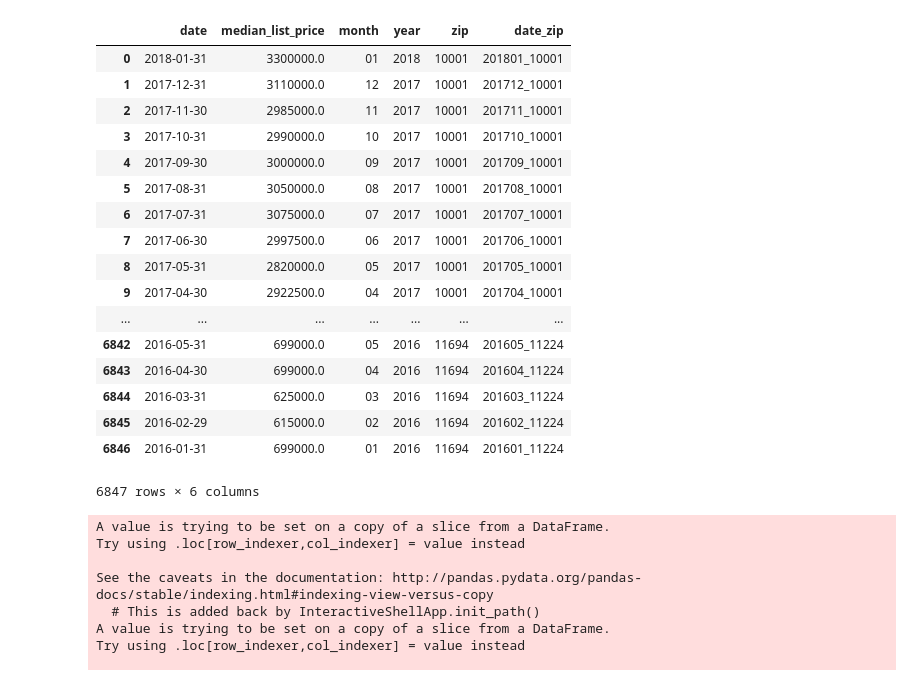
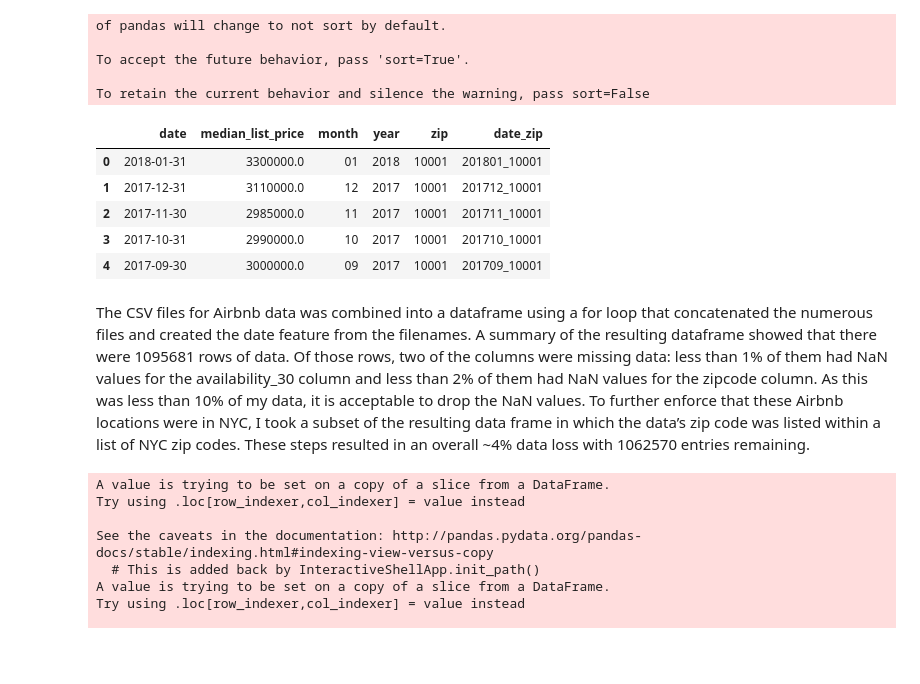
Before and after one commit to csignature/springboard-projects, a Jupyter notebook: Capstone_01/airbnb-capstone-data-wrangling.ipynb, the cells around one changed output. Drawn from its saved outputs; the diff is of its cells as text; code cells hidden in the pictures; blank space fills up the shorter version.

```diff
--- a/Capstone_01/airbnb-capstone-data-wrangling.ipynb
+++ b/Capstone_01/airbnb-capstone-data-wrangling.ipynb
@@ -67,43 +93,36 @@ mlpah_list=[]
 #Create empty master dataframe
 mlp_df=pd.DataFrame(columns=['zip','date','median_list_price'])
 
 #For loop to go through filenames
 for filename in json_mlpah:
     data = pd.read_json(filename)
     df1=pd.DataFrame(data['dataset_data']['data'],columns=['date','median_list_price'])
     mlpah_list.append(data)
     #pull in filename and use split
     file_str = filename.replace('_',' ').replace('.',' ').split()
     df1['zip'] = file_str[1]
     #Create Year/Month columns
     df1['date_split'] = df1['date'].str.split('-')
     df1['year'] = df1['date_split'].str.get(0)
     df1['month'] = df1['date_split'].str.get(1)
     df1 = df1.drop('date_split',1)
     #concat DataFrames
     mlp_df = pd.concat([mlp_df,df1],axis=0,ignore_index=True)
 
 #Create zip_date
 mlp_df['date_zip'] = mlp_df['year'] + mlp_df['month'] + '_' + prr_df['zip']
 
 mlp_df.to_csv('mlp_df.csv')
-mlp_df
+mlp_df.head()
 # %% [output]
+of pandas will change to not sort by default.
+
+To accept the future behavior, pass 'sort=True'.
+
+To retain the current behavior and silence the warning, pass sort=False
 |  | date | median_list_price | month | year | zip | date_zip |
 | 0 | 2018-01-31 | 3300000.0 | 01 | 2018 | 10001 | 201801_10001 |
 | 1 | 2017-12-31 | 3110000.0 | 12 | 2017 | 10001 | 201712_10001 |
 | 2 | 2017-11-30 | 2985000.0 | 11 | 2017 | 10001 | 201711_10001 |
 | 3 | 2017-10-31 | 2990000.0 | 10 | 2017 | 10001 | 201710_10001 |
 | 4 | 2017-09-30 | 3000000.0 | 09 | 2017 | 10001 | 201709_10001 |
-| 5 | 2017-08-31 | 3050000.0 | 08 | 2017 | 10001 | 201708_10001 |
-| 6 | 2017-07-31 | 3075000.0 | 07 | 2017 | 10001 | 201707_10001 |
-| 7 | 2017-06-30 | 2997500.0 | 06 | 2017 | 10001 | 201706_10001 |
-| 8 | 2017-05-31 | 2820000.0 | 05 | 2017 | 10001 | 201705_10001 |
-| 9 | 2017-04-30 | 2922500.0 | 04 | 2017 | 10001 | 201704_10001 |
-| ... | ... | ... | ... | ... | ... | ... |
-| 6842 | 2016-05-31 | 699000.0 | 05 | 2016 | 11694 | 201605_11224 |
-| 6843 | 2016-04-30 | 699000.0 | 04 | 2016 | 11694 | 201604_11224 |
-| 6844 | 2016-03-31 | 625000.0 | 03 | 2016 | 11694 | 201603_11224 |
-| 6845 | 2016-02-29 | 615000.0 | 02 | 2016 | 11694 | 201602_11224 |
-| 6846 | 2016-01-31 | 699000.0 | 01 | 2016 | 11694 | 201601_11224 |
-6847 rows × 6 columns
@@ -118,3 +135,5 @@ abnb_df=pd.DataFrame(columns=['id'])
+# %% [markdown]
+The CSV files for Airbnb data was combined into a dataframe using a for loop that concatenated the numerous files and created the date feature from the filenames. A summary of the resulting dataframe showed that there were 1095681 rows of data. Of those rows, two of the columns were missing data: less than 1% of them had NaN values for the availability_30 column and less than 2% of them had NaN values for the zipcode column. As this was less than 10% of my data, it is acceptable to drop the NaN values. To further enforce that these Airbnb locations were in NYC, I took a subset of the resulting data frame in which the data’s zip code was listed within a list of NYC zip codes. These steps resulted in an overall ~4% data loss with 1062570 entries remaining.
 # %%
 #Empty Master DataFrame
 airbnb_df=pd.DataFrame(columns=['id','date','zipcode','date_zip','availability_30'])
```
Also changed, not shown: parts of 9 cells of this notebook, 1 other file.
